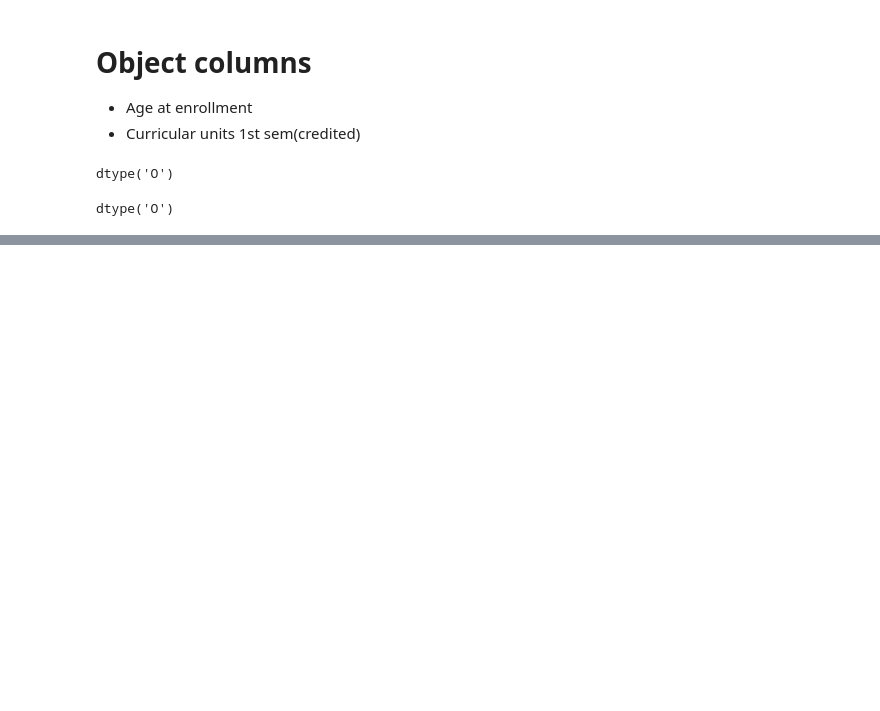
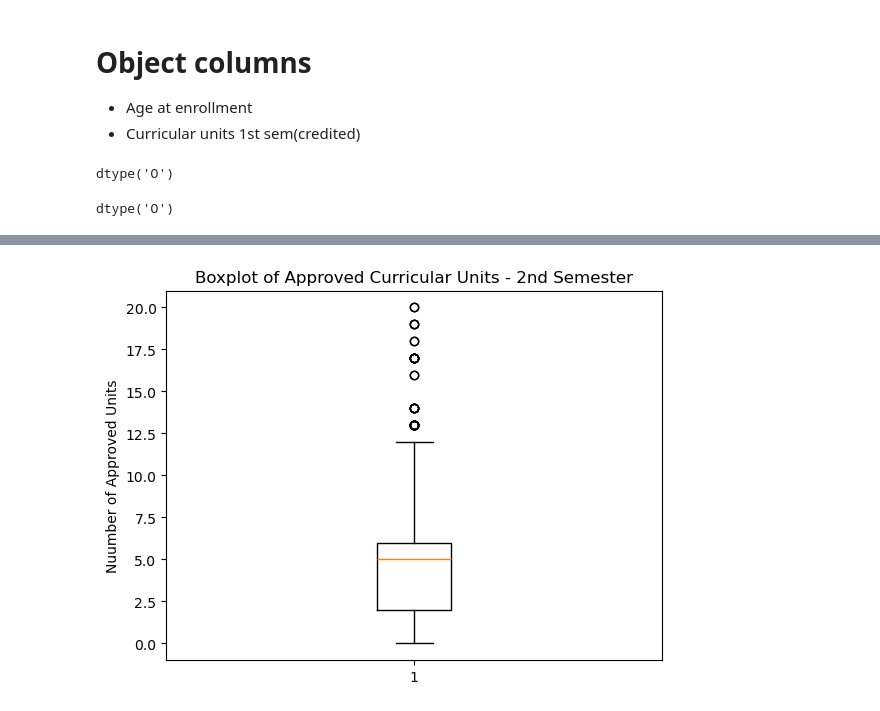
Before and after one commit to camilasoaares/Data-Preparation, a Jupyter notebook: CamilaSoares_DPrepHDip_CA1.ipynb, the cells around one changed output, grey strips where cells are left out. Drawn from its saved outputs; the diff is of its cells as text; code cells hidden in the pictures; blank space fills up the shorter version.

```diff
--- a/CamilaSoares_DPrepHDip_CA1.ipynb
+++ b/CamilaSoares_DPrepHDip_CA1.ipynb
@@ -555,0 +680,7 @@ data.tail()
+# %%
+plt.boxplot(data["Curricular units 2nd sem (approved)"])
+plt.title("Boxplot of Approved Curricular Units - 2nd Semester")
+plt.ylabel("Nuumber of Approved Units")
+plt.show()
+# %% [output]
+[figure, added]
```
Also changed, not shown: parts of 34 cells of this notebook.
